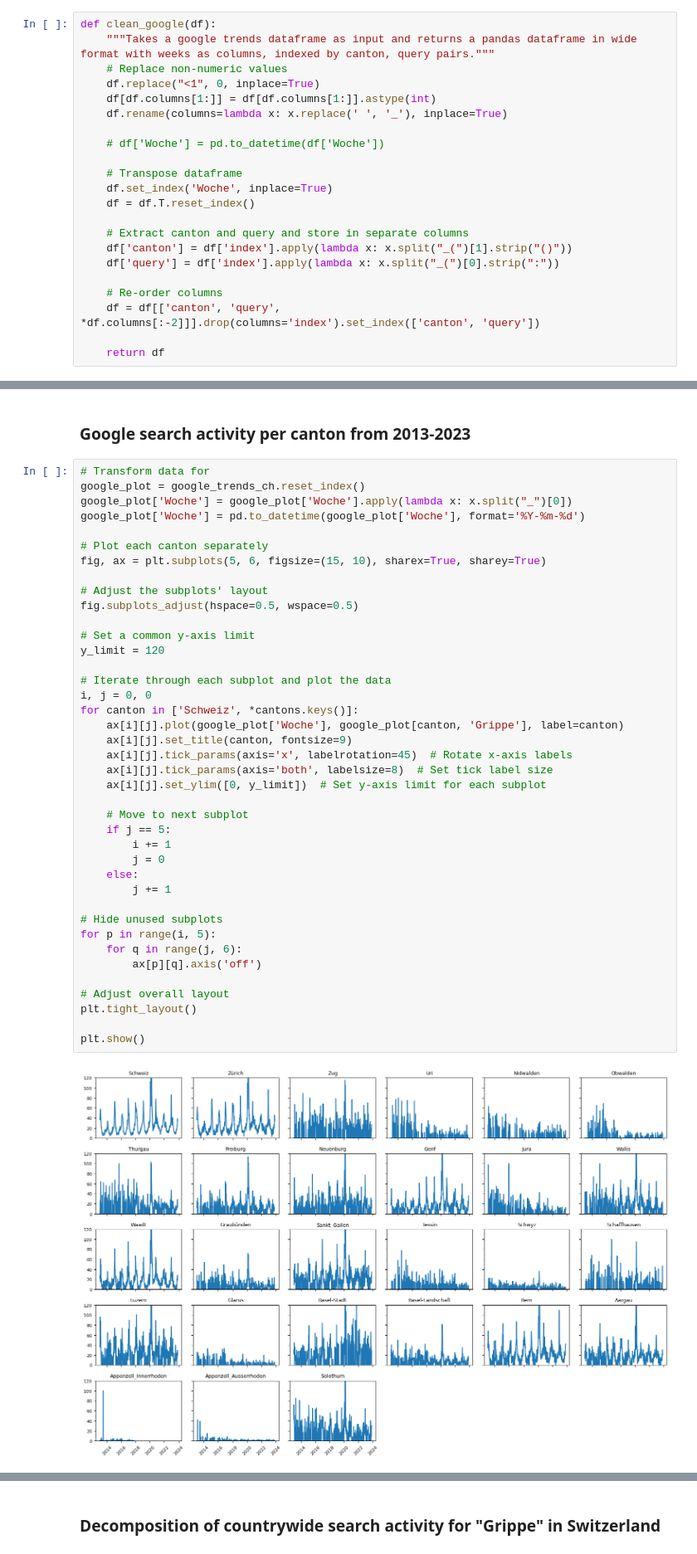
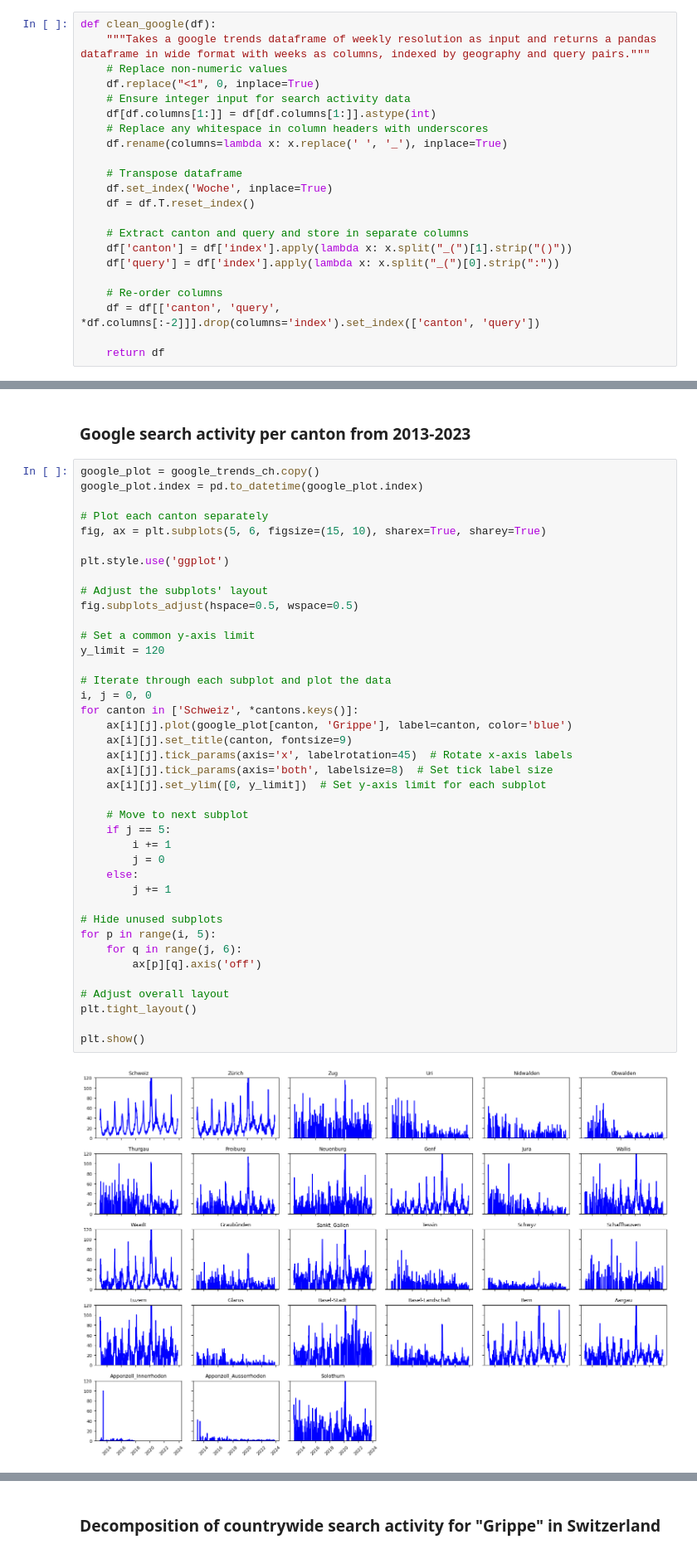
Before and after one commit to th-kl/DSF, a Jupyter notebook: notebooks/01_notebook.ipynb, the cells around one changed output, grey strips where cells are left out. Shown: that part at 83% size. Saved outputs shown, nothing was run; the diff lists cells and outputs as text.

Commit message:
Added plots for regional search activity

```diff
--- a/notebooks/01_notebook.ipynb
+++ b/notebooks/01_notebook.ipynb
@@ -23,13 +23,13 @@ for key, value in cantons.items():
     cantons_rev[value] = key
 # %%
 def clean_google(df):
-    """Takes a google trends dataframe as input and returns a pandas dataframe in wide format with weeks as columns, indexed by canton, query pairs."""
+    """Takes a google trends dataframe of weekly resolution as input and returns a pandas dataframe in wide format with weeks as columns, indexed by geography and query pairs."""
     # Replace non-numeric values
     df.replace("<1", 0, inplace=True)
+    # Ensure integer input for search activity data
     df[df.columns[1:]] = df[df.columns[1:]].astype(int)
+    # Replace any whitespace in column headers with underscores
     df.rename(columns=lambda x: x.replace(' ', '_'), inplace=True)
-
-    # df['Woche'] = pd.to_datetime(df['Woche'])
 
     # Transpose dataframe
     df.set_index('Woche', inplace=True)
@@ -129,47 +139,47 @@ google_trends_ch = google_trends_ch.T
 # %% [markdown]
 <h3>Google search activity per canton from 2013-2023</h3>
 # %%
-# Transform data for
-google_plot = google_trends_ch.reset_index()
-google_plot['Woche'] = google_plot['Woche'].apply(lambda x: x.split("_")[0])
-google_plot['Woche'] = pd.to_datetime(google_plot['Woche'], format='%Y-%m-%d')
+google_plot = google_trends_ch.copy()
+google_plot.index = pd.to_datetime(google_plot.index)
 
 # Plot each canton separately
 fig, ax = plt.subplots(5, 6, figsize=(15, 10), sharex=True, sharey=True)
+
+plt.style.use('ggplot')
 
 # Adjust the subplots' layout
 fig.subplots_adjust(hspace=0.5, wspace=0.5)
 
 # Set a common y-axis limit
 y_limit = 120
 
 # Iterate through each subplot and plot the data
 i, j = 0, 0
 for canton in ['Schweiz', *cantons.keys()]:
-    ax[i][j].plot(google_plot['Woche'], google_plot[canton, 'Grippe'], label=canton)
+    ax[i][j].plot(google_plot[canton, 'Grippe'], label=canton, color='blue')
     ax[i][j].set_title(canton, fontsize=9)
     ax[i][j].tick_params(axis='x', labelrotation=45)  # Rotate x-axis labels
     ax[i][j].tick_params(axis='both', labelsize=8)  # Set tick label size
     ax[i][j].set_ylim([0, y_limit])  # Set y-axis limit for each subplot
 
     # Move to next subplot
     if j == 5:
         i += 1
         j = 0
     else:
         j += 1
 
 # Hide unused subplots
 for p in range(i, 5):
     for q in range(j, 6):
         ax[p][q].axis('off')
 
 # Adjust overall layout
 plt.tight_layout()
 
 plt.show()
 # %% [output]
-[figure, old version]
+[figure, new version]
 # %%
 # Import weekly population data per canton from Sentinella file
 pop_ct = pd.read_csv("../data/INFLUENZA_oblig/data.csv")
```
Also changed, not shown: parts of 7 cells of this notebook.
